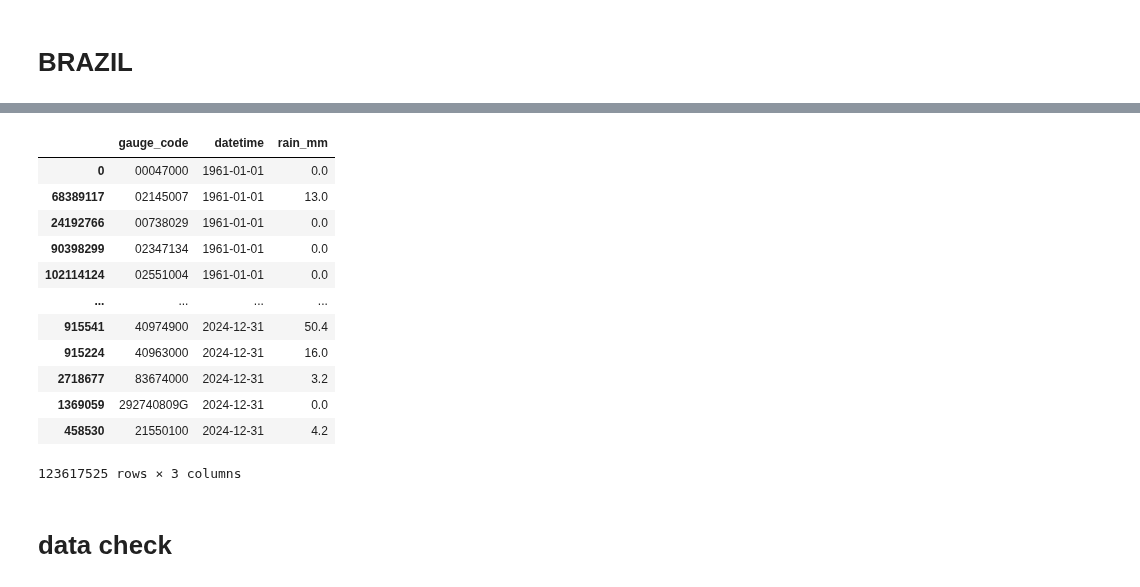
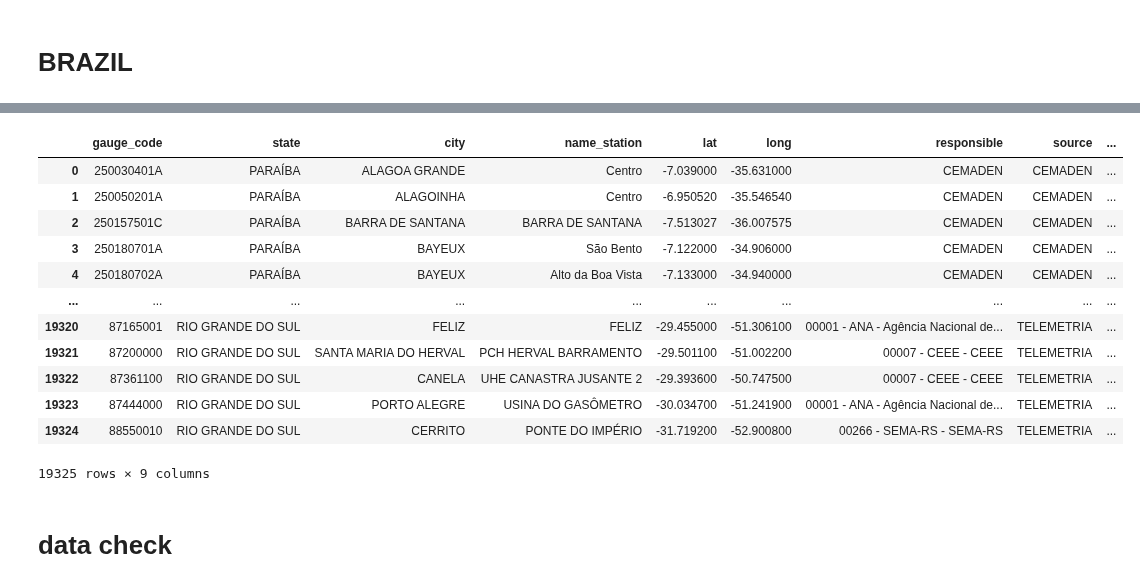
Before and after one commit to LARHENA/UFPB_Brain-D, a Jupyter notebook: Scripts e Dados/1.5 - BRAZIL - data standardization.ipynb, the cells around one changed output, grey strips where cells are left out. Saved outputs shown, nothing was run; the diff lists cells and outputs as text; code cells hidden in the pictures.

```diff
--- a/Scripts e Dados/1.5 - BRAZIL - data standardization.ipynb
+++ b/Scripts e Dados/1.5 - BRAZIL - data standardization.ipynb
@@ -234,19 +247,19 @@ df
 # %%
-# df = pd.read_hdf(r'BRAZIL_DAILY_1961_2024.h5', key='table_data').sort_values(by='datetime')
-# df
+df_info = pd.read_hdf('./1 - Organized data gauge/BRAZIL/BRAZIL_GAUGE_DATA_1961_2024.h5', key='table_info')
+df_info
 # %% [output]
-|  | gauge_code | datetime | rain_mm |
-| 0 | 00047000 | 1961-01-01 | 0.0 |
-| 68389117 | 02145007 | 1961-01-01 | 13.0 |
-| 24192766 | 00738029 | 1961-01-01 | 0.0 |
-| 90398299 | 02347134 | 1961-01-01 | 0.0 |
-| 102114124 | 02551004 | 1961-01-01 | 0.0 |
-| ... | ... | ... | ... |
-| 915541 | 40974900 | 2024-12-31 | 50.4 |
-| 915224 | 40963000 | 2024-12-31 | 16.0 |
-| 2718677 | 83674000 | 2024-12-31 | 3.2 |
-| 1369059 | 292740809G | 2024-12-31 | 0.0 |
-| 458530 | 21550100 | 2024-12-31 | 4.2 |
+|  | gauge_code | state | city | name_station | lat | long | responsible | source | ... |
+| 0 | 250030401A | PARAÍBA | ALAGOA GRANDE | Centro | -7.039000 | -35.631000 | CEMADEN | CEMADEN | ... |
+| 1 | 250050201A | PARAÍBA | ALAGOINHA | Centro | -6.950520 | -35.546540 | CEMADEN | CEMADEN | ... |
+| 2 | 250157501C | PARAÍBA | BARRA DE SANTANA | BARRA DE SANTANA | -7.513027 | -36.007575 | CEMADEN | CEMADEN | ... |
+| 3 | 250180701A | PARAÍBA | BAYEUX | São Bento | -7.122000 | -34.906000 | CEMADEN | CEMADEN | ... |
+| 4 | 250180702A | PARAÍBA | BAYEUX | Alto da Boa Vista | -7.133000 | -34.940000 | CEMADEN | CEMADEN | ... |
+| ... | ... | ... | ... | ... | ... | ... | ... | ... | ... |
+| 19320 | 87165001 | RIO GRANDE DO SUL | FELIZ | FELIZ | -29.455000 | -51.306100 | 00001 - ANA - Agência Nacional de... | TELEMETRIA | ... |
+| 19321 | 87200000 | RIO GRANDE DO SUL | SANTA MARIA DO HERVAL | PCH HERVAL BARRAMENTO | -29.501100 | -51.002200 | 00007 - CEEE - CEEE | TELEMETRIA | ... |
+| 19322 | 87361100 | RIO GRANDE DO SUL | CANELA | UHE CANASTRA JUSANTE 2 | -29.393600 | -50.747500 | 00007 - CEEE - CEEE | TELEMETRIA | ... |
+| 19323 | 87444000 | RIO GRANDE DO SUL | PORTO ALEGRE | USINA DO GASÔMETRO | -30.034700 | -51.241900 | 00001 - ANA - Agência Nacional de... | TELEMETRIA | ... |
+| 19324 | 88550010 | RIO GRANDE DO SUL | CERRITO | PONTE DO IMPÉRIO | -31.719200 | -52.900800 | 00266 - SEMA-RS - SEMA-RS | TELEMETRIA | ... |
-123617525 rows × 3 columns
+19325 rows × 9 columns
 # %% [markdown]
 # data check
```
Also changed, not shown: parts of 16 cells of this notebook, 5 other files.
